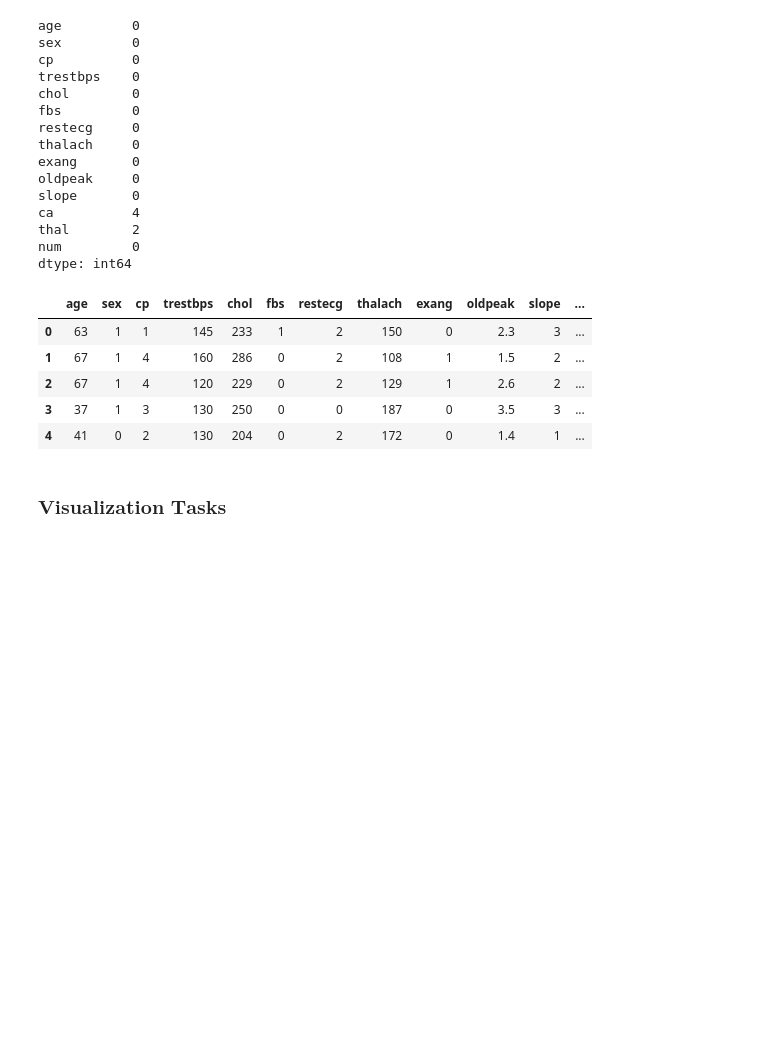
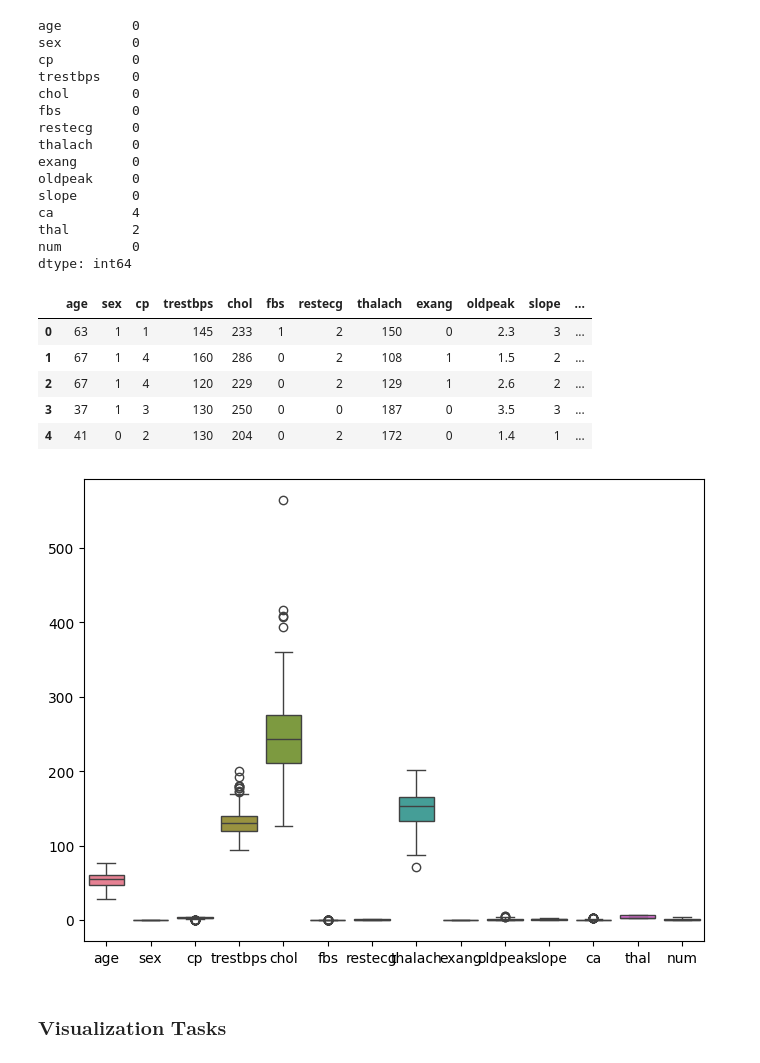
Before and after one commit to gerard-ompad/DATA_ANALYTICS, a Jupyter notebook: Assignments/Lecture_5_Logistic_Regression_Assignment.ipynb, the cells around one changed output. Cells and saved outputs as stored; diff of their text form; code cells hidden in the pictures; blank space fills up the shorter version.

```diff
--- a/Assignments/Lecture_5_Logistic_Regression_Assignment.ipynb
+++ b/Assignments/Lecture_5_Logistic_Regression_Assignment.ipynb
@@ -112,6 +112,12 @@ df.head()
 | 2 | 67 | 1 | 4 | 120 | 229 | 0 | 2 | 129 | 1 | 2.6 | 2 | ... |
 | 3 | 37 | 1 | 3 | 130 | 250 | 0 | 0 | 187 | 0 | 3.5 | 3 | ... |
 | 4 | 41 | 0 | 2 | 130 | 204 | 0 | 2 | 172 | 0 | 1.4 | 1 | ... |
+# %%
+plt.figure(figsize=(8, 6))
+sns.boxplot(data=df)
+plt.show()
+# %% [output]
+[figure, added]
 # %% [markdown]
 ### $\textbf{Visualization Tasks}$
 # %% [markdown]
```
Also changed, not shown: parts of 2 cells of this notebook, 3 other files.
